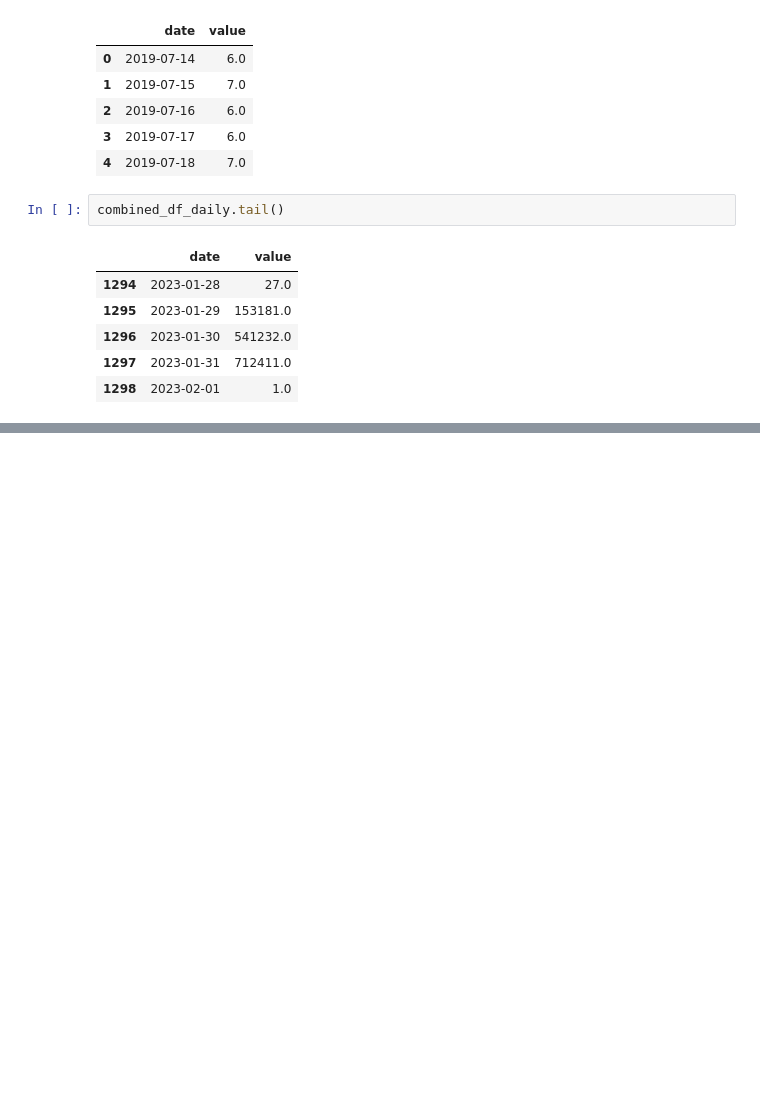
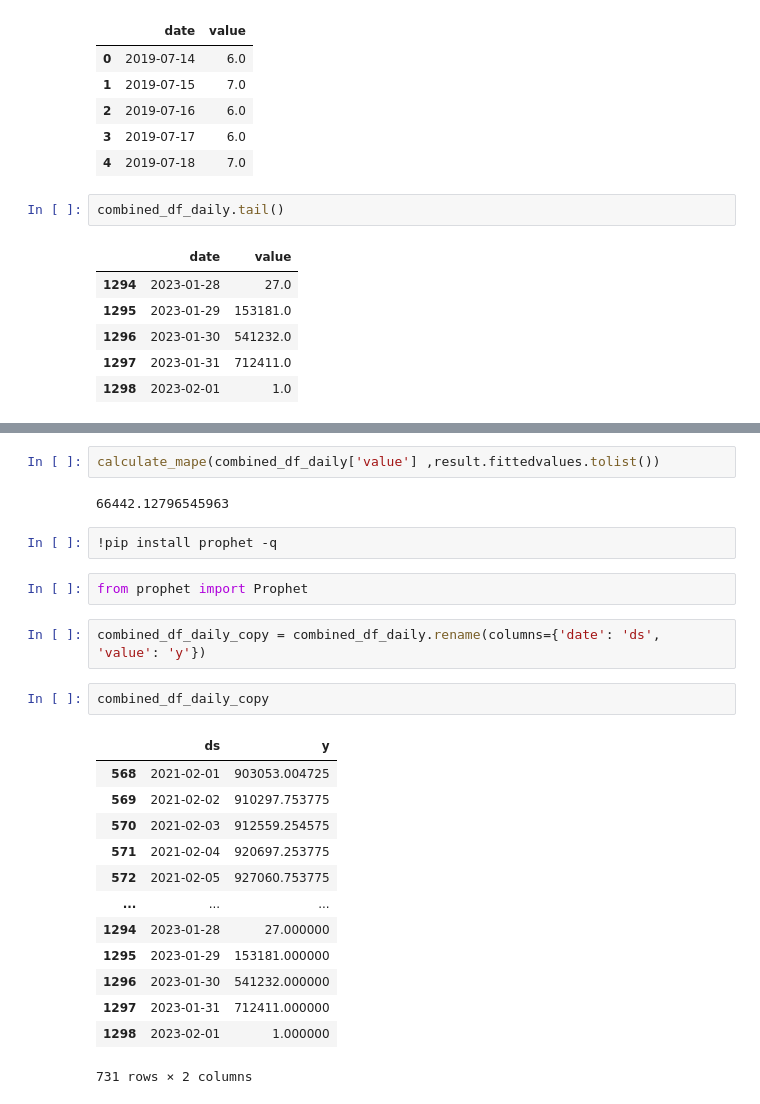
Before and after one commit to mathanamathav/DataGenie-Hackathon-2023-p1, a Jupyter notebook: NoteBooks/Brain_stromming_hack.ipynb, the cells around one changed output, grey strips where cells are left out. Cells and saved outputs as stored; diff of their text form; blank space fills up the shorter version.

```diff
--- a/NoteBooks/Brain_stromming_hack.ipynb
+++ b/NoteBooks/Brain_stromming_hack.ipynb
@@ -325,0 +551,26 @@ combined_df_daily.tail()
+# %%
+calculate_mape(combined_df_daily['value'] ,result.fittedvalues.tolist())
+# %% [output]
+66442.12796545963
+# %%
+!pip install prophet -q
+# %%
+from prophet import Prophet
+# %%
+combined_df_daily_copy = combined_df_daily.rename(columns={'date': 'ds', 'value': 'y'})
+# %%
+combined_df_daily_copy
+# %% [output]
+|  | ds | y |
+| 568 | 2021-02-01 | 903053.004725 |
+| 569 | 2021-02-02 | 910297.753775 |
+| 570 | 2021-02-03 | 912559.254575 |
+| 571 | 2021-02-04 | 920697.253775 |
+| 572 | 2021-02-05 | 927060.753775 |
+| ... | ... | ... |
+| 1294 | 2023-01-28 | 27.000000 |
+| 1295 | 2023-01-29 | 153181.000000 |
+| 1296 | 2023-01-30 | 541232.000000 |
+| 1297 | 2023-01-31 | 712411.000000 |
+| 1298 | 2023-02-01 | 1.000000 |
+731 rows × 2 columns
```
Also changed, not shown: parts of 30 cells of this notebook.
